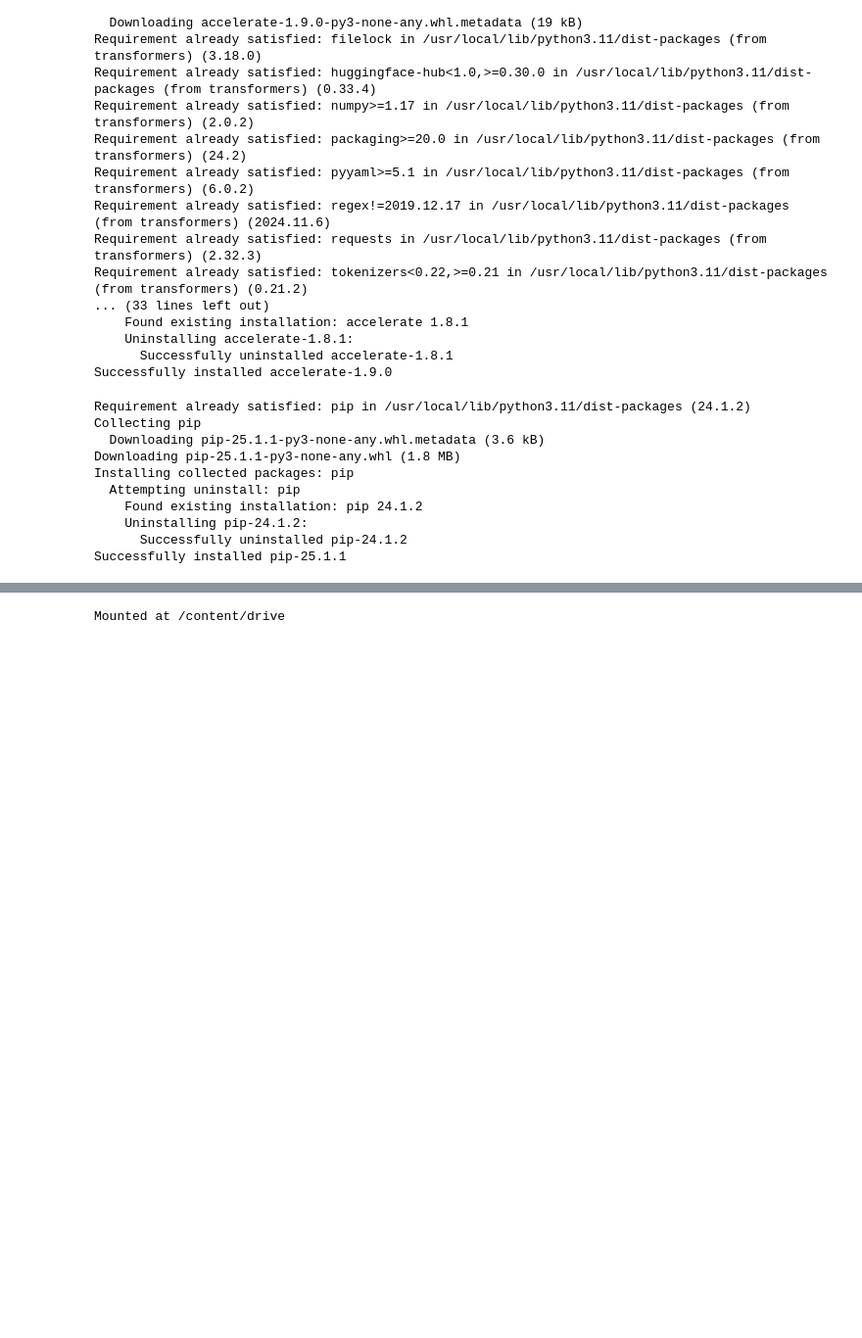
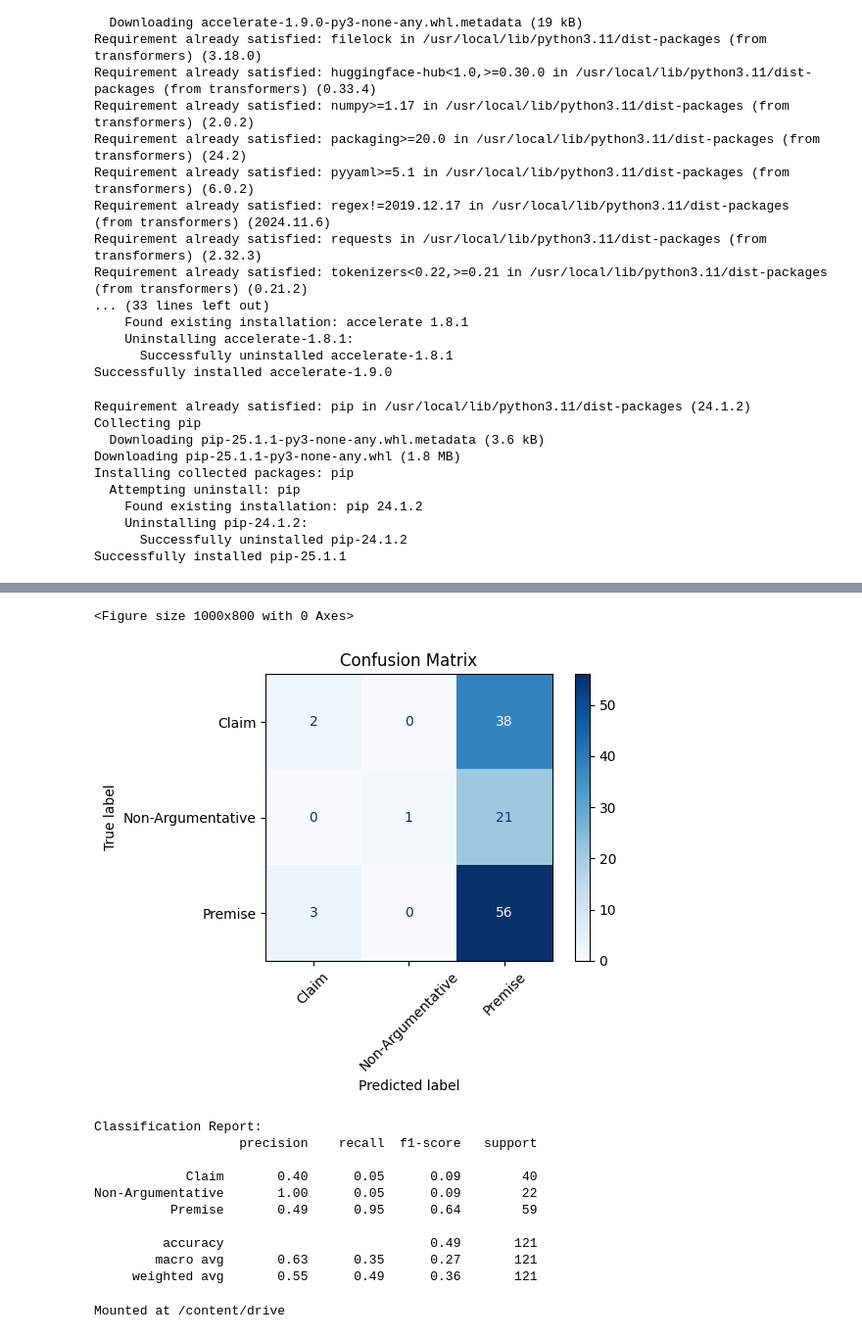
Before and after one commit to HackElite-FYP/Legal-Research-Platform-Core, a Jupyter notebook: argument_mining_enhancement.ipynb, the cells around one changed output, grey strips where cells are left out. Shown: that part at 98% size. Drawn from its saved outputs; the diff is of its cells as text; code cells hidden in the pictures; blank space fills up the shorter version.

```diff
--- a/argument_mining_enhancement.ipynb
+++ b/argument_mining_enhancement.ipynb
@@ -262,3 +264,76 @@ Predicted Label: Claim
+# %%
+# First, let's make sure we have the test set prepared
+if 'test_texts' not in locals() and 'test_labels' not in locals():
+    # If we don't have a separate test set, we'll use the validation set
+    test_texts = val_texts
+    test_labels = val_labels
+    print("Using validation set for testing since no separate test set was found")
+
+# Tokenize the test set
+tokenized_test = tokenizer(
+    test_texts,
+    padding=True,
+    truncation=True,
+    max_length=128,
+    return_tensors="pt"
+)
+
+# Convert to PyTorch dataset
+class LegalDataset(torch.utils.data.Dataset):
+    def __init__(self, encodings, labels):
+        self.encodings = encodings
+        self.labels = labels
+
+    def __getitem__(self, idx):
+        item = {key: val[idx] for key, val in self.encodings.items()}
+        item['labels'] = torch.tensor(self.labels[idx])
+        return item
+
+    def __len__(self):
+        return len(self.labels)
+
+# Create test dataset
+test_dataset = LegalDataset(tokenized_test, test_labels)
+
+# Now get predictions
+predictions = trainer.predict(test_dataset)
+preds = np.argmax(predictions.predictions, axis=1)
+
+# Get true labels
+true_labels = np.array(test_labels)
+
+# Create confusion matrix
+cm = confusion_matrix(true_labels, preds)
+
+# Get class names (make sure these match your label2id mapping)
+class_names = [trainer.model.config.id2label[i] for i in range(len(trainer.model.config.id2label))]
+
+# Plot confusion matrix
+plt.figure(figsize=(10, 8))
+disp = ConfusionMatrixDisplay(confusion_matrix=cm, display_labels=class_names)
+disp.plot(cmap=plt.cm.Blues, values_format='d')
+plt.title('Confusion Matrix')
+plt.xticks(rotation=45)
+plt.tight_layout()
+plt.show()
+
+# Print classification report for more detailed metrics
+from sklearn.metrics import classification_report
+print("\nClassification Report:")
+print(classification_report(true_labels, preds, target_names=class_names))
+# %% [output]
+<Figure size 1000x800 with 0 Axes>
+[figure, added]
+Classification Report:
+                   precision    recall  f1-score   support
+
+            Claim       0.40      0.05      0.09        40
+Non-Argumentative       1.00      0.05      0.09        22
+          Premise       0.49      0.95      0.64        59
+
+         accuracy                           0.49       121
+        macro avg       0.63      0.35      0.27       121
+     weighted avg       0.55      0.49      0.36       121
 # %%
 from google.colab import drive
 drive.mount('/content/drive')
```
Also changed, not shown: parts of 1 cell of this notebook, 1 other file.
